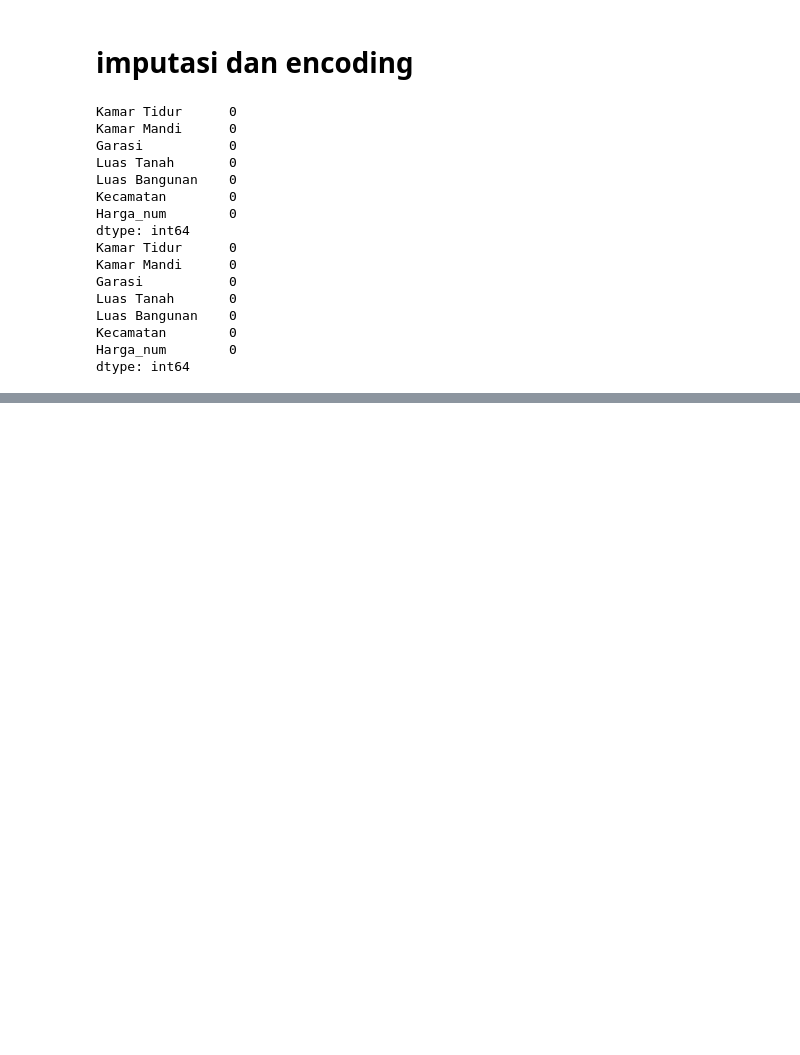
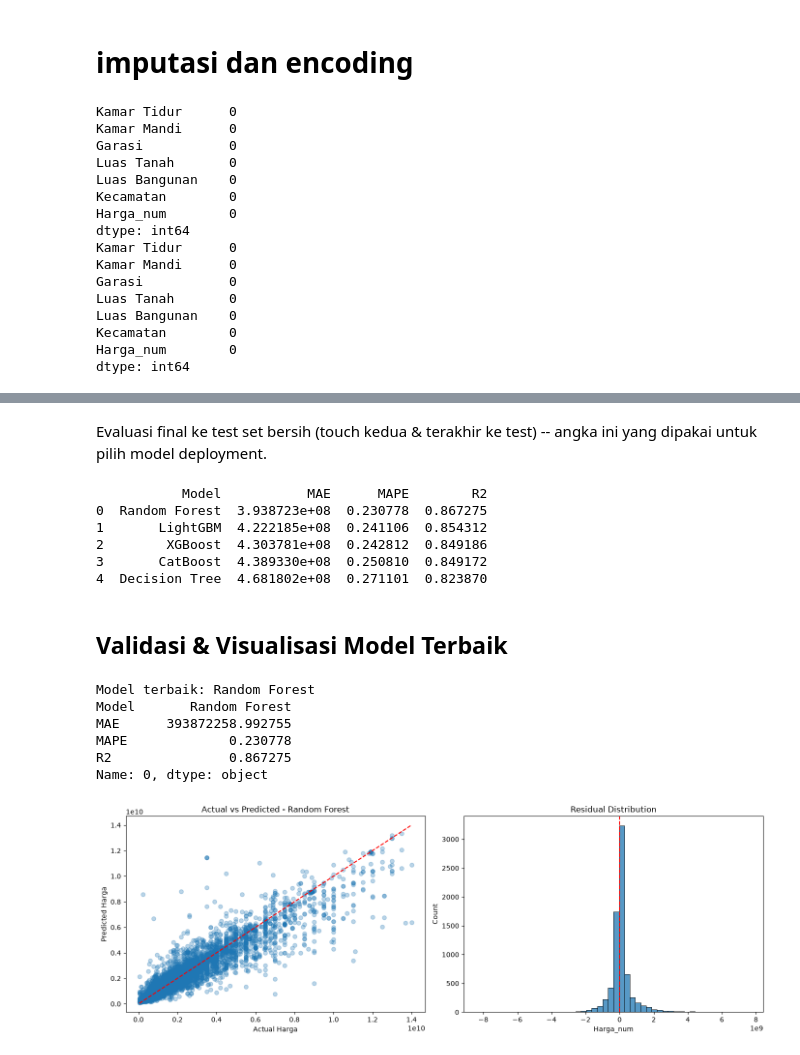
Before and after one commit to arseniow777/depok-house-price-prediction, a Jupyter notebook: notebooks/depok_house_price.ipynb, the cells around one changed output, grey strips where cells are left out. Saved outputs shown, nothing was run; the diff lists cells and outputs as text; code cells hidden in the pictures; blank space fills up the shorter version.

```diff
--- a/notebooks/depok_house_price.ipynb
+++ b/notebooks/depok_house_price.ipynb
@@ -858,6 +952,6 @@ print(results_clean_df)
 # %%
 rf_final = RandomForestRegressor(random_state=42, n_jobs=-1)
-rf_final.fit(X_train_clean, y_train_clean)
+rf_final.fit(X_train_clean, y_train_log)
 
 importance = pd.Series(rf_final.feature_importances_, index=feature_cols_clean).sort_values(ascending=False)
 print(importance)
@@ -924,0 +1096,58 @@ Best CV R2: 0.8426589565031495
+# %% [markdown]
+Evaluasi final ke test set bersih (touch kedua & terakhir ke test) -- angka ini yang dipakai untuk pilih model deployment.
+# %%
+final_results = []
+for name, model in tuned_models.items():
+    model.fit(X_train_fs, y_train_log)
+    pred = np.expm1(model.predict(X_test_fs))
+    final_results.append({
+        'Model': name,
+        'MAE': mean_absolute_error(y_test_clean, pred),
+        'MAPE': mean_absolute_percentage_error(y_test_clean, pred),
+        'R2': r2_score(y_test_clean, pred)
+    })
+
+final_results_df = pd.DataFrame(final_results).sort_values('R2', ascending=False).reset_index(drop=True)
+print(final_results_df)
+# %% [output]
+           Model           MAE      MAPE        R2
+0  Random Forest  3.938723e+08  0.230778  0.867275
+1       LightGBM  4.222185e+08  0.241106  0.854312
+2        XGBoost  4.303781e+08  0.242812  0.849186
+3       CatBoost  4.389330e+08  0.250810  0.849172
+4  Decision Tree  4.681802e+08  0.271101  0.823870
+# %% [markdown]
+## Validasi & Visualisasi Model Terbaik
+# %%
+best_name = final_results_df.iloc[0]['Model']
+best_model = tuned_models[best_name]
+best_model.fit(X_train_fs, y_train_log)
+pred_best = np.expm1(best_model.predict(X_test_fs))
+
+print('Model terbaik:', best_name)
+print(final_results_df.iloc[0])
+
+fig, axes = plt.subplots(1, 2, figsize=(14, 5))
+
+axes[0].scatter(y_test_clean, pred_best, alpha=0.3)
+lims = [y_test_clean.min(), y_test_clean.max()]
+axes[0].plot(lims, lims, 'r--')
+axes[0].set_xlabel('Actual Harga')
+axes[0].set_ylabel('Predicted Harga')
+axes[0].set_title(f'Actual vs Predicted - {best_name}')
+
+residuals = y_test_clean - pred_best
+sns.histplot(residuals, bins=50, ax=axes[1])
+axes[1].axvline(0, color='r', linestyle='--')
+axes[1].set_title('Residual Distribution')
+
+plt.tight_layout()
+plt.show()
+# %% [output]
+Model terbaik: Random Forest
+Model       Random Forest
+MAE      393872258.992755
+MAPE             0.230778
+R2               0.867275
+Name: 0, dtype: object
+[figure, added]
```
Also changed, not shown: parts of 28 cells of this notebook, 11 other files.
